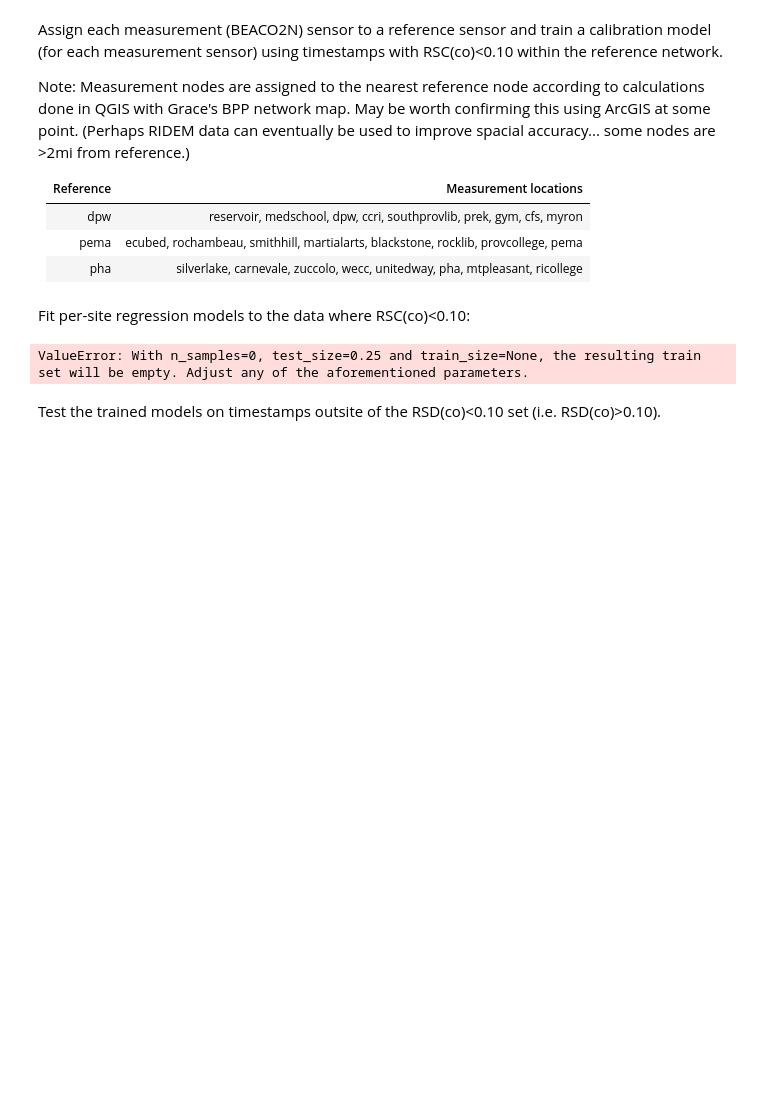
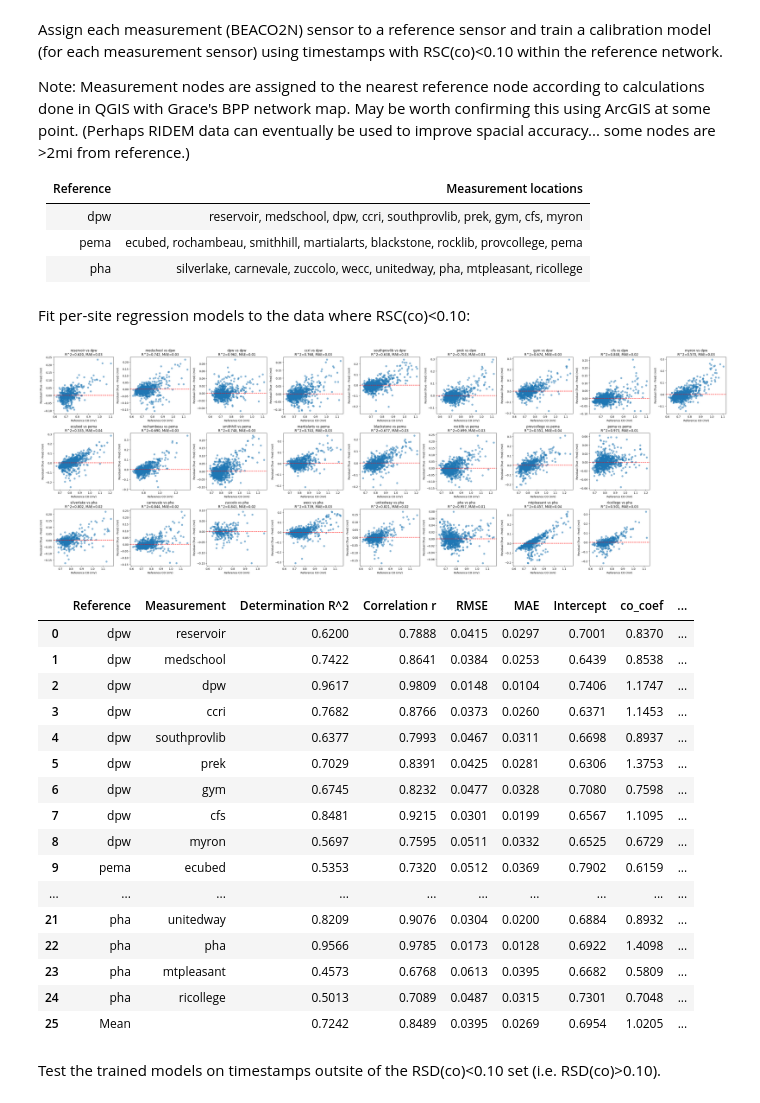
Before and after one commit to dwoodilla/bpp-scripts, a Jupyter notebook: BEACO2N_CO_calibration.ipynb, the cells around one changed output. Saved outputs shown, nothing was run; the diff lists cells and outputs as text; code cells hidden in the pictures; blank space fills up the shorter version.

```diff
--- a/BEACO2N_CO_calibration.ipynb
+++ b/BEACO2N_CO_calibration.ipynb
@@ -43,6 +39,12 @@ def clean_BEACO2N(df: pd.DataFrame) -> pd.DataFrame :
     df[wrk_aux_cols] *= 1000
     df.rename(columns= {col : col.replace("_wrk_aux", "") for col in wrk_aux_cols}, inplace=True)
 
+    # Use only corrected BEACO2N data.
+    df.drop(columns='co', inplace=True)
+    df.rename(columns={'co_corrected':'co'}, inplace=True)
+
+    df['co'] /= 1000 # Convert from ppb to ppm to be consistent with AQS
+
     # Drop all datapoints with incomplete data (e.g. missing co measurement)
     df.dropna(inplace=True)
     df.set_index("timestamp")
@@ -56,9 +58,10 @@ measurement_df = {site: clean_BEACO2N(df) for site, df in measurement_df.items()
 # See: https://docs.quant-aq.com/hardware/modulair/modulair#id-3.1-data-structure-and-outputs
 def clean_QuantAQ(df: pd.DataFrame) -> pd.DataFrame :
     df.drop(columns=[col for col in ["period_start", "period_end", "period_end_utc", "sn"] if col in df.columns], inplace=True)
+    # TODO: Find out if BEACO2N corrected hourly data timestamps reflect the average for the next or previous hour.
     df.rename(columns={"period_start_utc": "timestamp", "pm25": "pm2_5"}, inplace=True)
     df["timestamp"] = pd.to_datetime(df["timestamp"], utc=True)
-    df['co'] = df['co'] / 1000 # convert from ppb to ppm [to be consistent with AQS]
+    # df['co'] /= 1000 # convert from ppb to ppm [to be consistent with AQS]
     df.dropna(inplace=True)
     df.set_index("timestamp")
     return df
@@ -77,14 +80,27 @@ def clean_aqs(df: pd.DataFrame) -> pd.DataFrame :
     return df
 
 reference_df.update({key : clean_aqs(df) for key, df in reference_df.items() if "aqs" in key})
+
+# Remove AQS references from keys
+# TODO: Temporary
+# reference_df = {key : val for key, val in reference_df.items() if "aqs" not in key}
 # %% [output]
 ['./reference_measurements/aqs_cranston.csv', './reference_measurements/pha.csv', './reference_measurements/pema.csv', './reference_measurements/dpw.csv', './reference_measurements/aqs_myron.csv']
 ['aqs_cranston', 'pha', 'pema', 'dpw', 'aqs_myron']
 # %%
 # Remove CO outliers from every site's data, including reference.
-def rm_outliers(df : pd.DataFrame) -> pd.DataFrame :
+def rm_reference_outliers(df : pd.DataFrame) -> pd.DataFrame :
+    co_zscore = abs(df['co']-df['co'].mean())/df['co'].std()
+    return df[co_zscore < 3]
+def rm_measurement_outliers(df : pd.DataFrame) -> pd.DataFrame :
     co_zscore = abs(df['co']-df['co'].mean())/df['co'].std()
     return df[co_zscore < 3]
 
-measurement_df = {site: rm_outliers(df) for site, df in measurement_df.items()}
-reference_df = {key: rm_outliers(df) for key, df in reference_df.items()}
+measurement_df = {site: rm_measurement_outliers(df) for site, df in measurement_df.items()}
+reference_df = {key: rm_reference_outliers(df) for key, df in reference_df.items()}
+# %%
+zones = {
+    "dpw" : ["reservoir", "medschool", "dpw", "ccri", "southprovlib", "prek", "gym", "cfs", "myron"],
+    "pema" : ["ecubed", "rochambeau", "smithhill", "martialarts", "blackstone", "rocklib", "provcollege", "pema"],
+    "pha" : ["silverlake", "carnevale", "zuccolo", "wecc", "unitedway", "pha", "mtpleasant", "ricollege"]
+}
@@ -267,42 +334,59 @@ y_test_lt_rsd = {ref_site : {meas_site : pd.Series(dtype=float) for meas_site in
 y_pred_lt_rsd = {ref_site : {meas_site : pd.Series(dtype=float) for meas_site in zones[ref_site]} for ref_site in zones.keys()}
 
 test_times_lt_10pc_rsd = {ref_site : {meas_site : pd.Series() for meas_site in zones[ref_site]} for ref_site in zones.keys()}
 
-drop_cols = ["timestamp", "co_corrected"]
+# Changed from: drop_cols = ["timestamp", "co_corrected"]
+drop_cols = ["timestamp", "co"]
 
 for ref_site in zones.keys():
     for meas_site in zones[ref_site]:
         # Get the indices for train/test split based on the available timestamps for this measurement site
         train_indxs, test_indxs = train_test_split(range(len(meas_times_rsd_lt_10pc[meas_site])), random_state=0)
 
         # Select the timestamps for train/test
         train_times = meas_times_rsd_lt_10pc[meas_site].iloc[train_indxs]
         test_times = meas_times_rsd_lt_10pc[meas_site].iloc[test_indxs]
         test_times_lt_10pc_rsd[ref_site][meas_site] = test_times
 
         # Select the measurement data for train/test, dropping timestamp column
-        # X_train[ref_site][meas_site] = measurement_df[meas_site][measurement_df[meas_site]["timestamp"].isin(train_times)].set_index("timestamp")
-        # X_test_lt_10pc_rsd[ref_site][meas_site] = measurement_df[meas_site][measurement_df[meas_site]["timestamp"].isin(test_times)].set_index("timestamp")
-        X_train[ref_site][meas_site] = measurement_df[meas_site][train_times]
-        X_test_lt_rsd
+        X_train[ref_site][meas_site] = measurement_df[meas_site][measurement_df[meas_site]["timestamp"].isin(train_times)].set_index("timestamp")
+        X_test_lt_rsd[ref_site][meas_site] = measurement_df[meas_site][measurement_df[meas_site]["timestamp"].isin(test_times)].set_index("timestamp")
+        # X_train[ref_site][meas_site] = measurement_df[meas_site][train_times]
+        # X_test_lt_rsd
 
-        X_train[ref_site][meas_site] = X_train[ref_site][meas_site][["co", "temp", "rh"]]
-        X_test_lt_rsd[ref_site][meas_site] = X_test_lt_rsd[ref_site][meas_site][["co", "temp", "rh"]]
+        X_train[ref_site][meas_site] = X_train[ref_site][meas_site][["co_corrected", "temp", "rh"]]
+        X_test_lt_rsd[ref_site][meas_site] = X_test_lt_rsd[ref_site][meas_site][["co_corrected", "temp", "rh"]]
 
         # Select the reference data for train/test, matching timestamps
         y_train[ref_site][meas_site] = reference_df[ref_site][reference_df[ref_site]["timestamp"].isin(train_times)].set_index("timestamp")["co"]
         y_test_lt_rsd[ref_site][meas_site] = reference_df[ref_site][reference_df[ref_site]["timestamp"].isin(test_times)].set_index("timestamp")["co"]
 
         dist_models[ref_site][meas_site].fit(X_train[ref_site][meas_site], y_train[ref_site][meas_site])
         y_pred_lt_rsd[ref_site][meas_site] = pd.Series(
             dist_models[ref_site][meas_site].predict(X_test_lt_rsd[ref_site][meas_site]),
             index=y_test_lt_rsd[ref_site][meas_site].index
         )
-        # This is mapping to np.ndarrays when it should be mapping to a pd.Series
 
 plot_zones(zones, dist_models, y_test_lt_rsd, y_pred_lt_rsd)
 # %% [output]
-ValueError: With n_samples=0, test_size=0.25 and train_size=None, the resulting train set will be empty. Adjust any of the aforementioned parameters.
+[figure, added]
+|  | Reference | Measurement | Determination R^2 | Correlation r | RMSE | MAE | Intercept | co_coef | ... |
+| 0 | dpw | reservoir | 0.6200 | 0.7888 | 0.0415 | 0.0297 | 0.7001 | 0.8370 | ... |
+| 1 | dpw | medschool | 0.7422 | 0.8641 | 0.0384 | 0.0253 | 0.6439 | 0.8538 | ... |
+| 2 | dpw | dpw | 0.9617 | 0.9809 | 0.0148 | 0.0104 | 0.7406 | 1.1747 | ... |
+| 3 | dpw | ccri | 0.7682 | 0.8766 | 0.0373 | 0.0260 | 0.6371 | 1.1453 | ... |
+| 4 | dpw | southprovlib | 0.6377 | 0.7993 | 0.0467 | 0.0311 | 0.6698 | 0.8937 | ... |
+| 5 | dpw | prek | 0.7029 | 0.8391 | 0.0425 | 0.0281 | 0.6306 | 1.3753 | ... |
+| 6 | dpw | gym | 0.6745 | 0.8232 | 0.0477 | 0.0328 | 0.7080 | 0.7598 | ... |
+| 7 | dpw | cfs | 0.8481 | 0.9215 | 0.0301 | 0.0199 | 0.6567 | 1.1095 | ... |
+| 8 | dpw | myron | 0.5697 | 0.7595 | 0.0511 | 0.0332 | 0.6525 | 0.6729 | ... |
+| 9 | pema | ecubed | 0.5353 | 0.7320 | 0.0512 | 0.0369 | 0.7902 | 0.6159 | ... |
+| ... | ... | ... | ... | ... | ... | ... | ... | ... | ... |
+| 21 | pha | unitedway | 0.8209 | 0.9076 | 0.0304 | 0.0200 | 0.6884 | 0.8932 | ... |
+| 22 | pha | pha | 0.9566 | 0.9785 | 0.0173 | 0.0128 | 0.6922 | 1.4098 | ... |
+| 23 | pha | mtpleasant | 0.4573 | 0.6768 | 0.0613 | 0.0395 | 0.6682 | 0.5809 | ... |
+| 24 | pha | ricollege | 0.5013 | 0.7089 | 0.0487 | 0.0315 | 0.7301 | 0.7048 | ... |
+| 25 | Mean |  | 0.7242 | 0.8489 | 0.0395 | 0.0269 | 0.6954 | 1.0205 | ... |
 # %% [markdown]
 Test the trained models on timestamps outsite of the RSD(co)<0.10 set (i.e. RSD(co)>0.10).
 # %%
```
Also changed, not shown: parts of 10 cells of this notebook, 16 other files.
